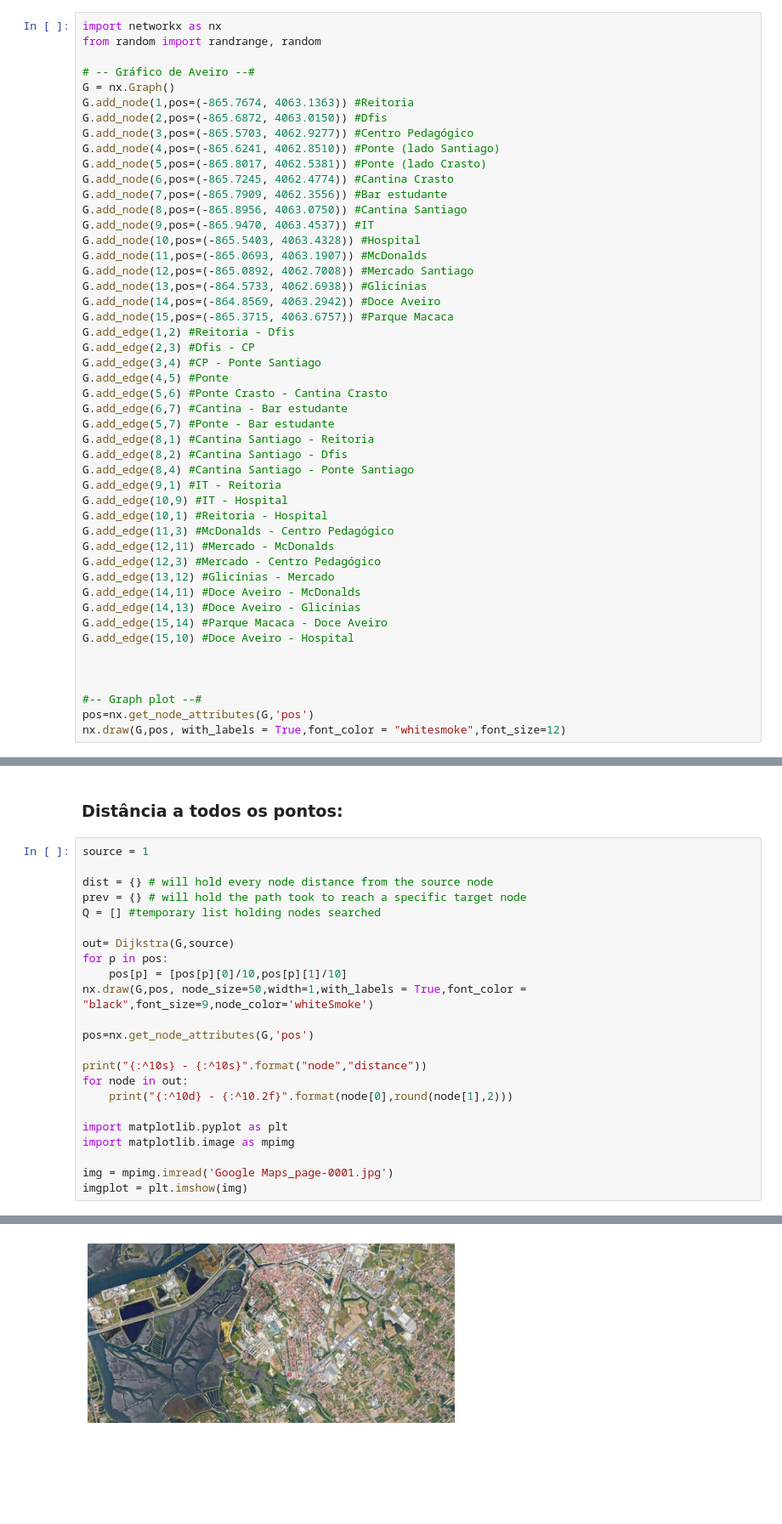
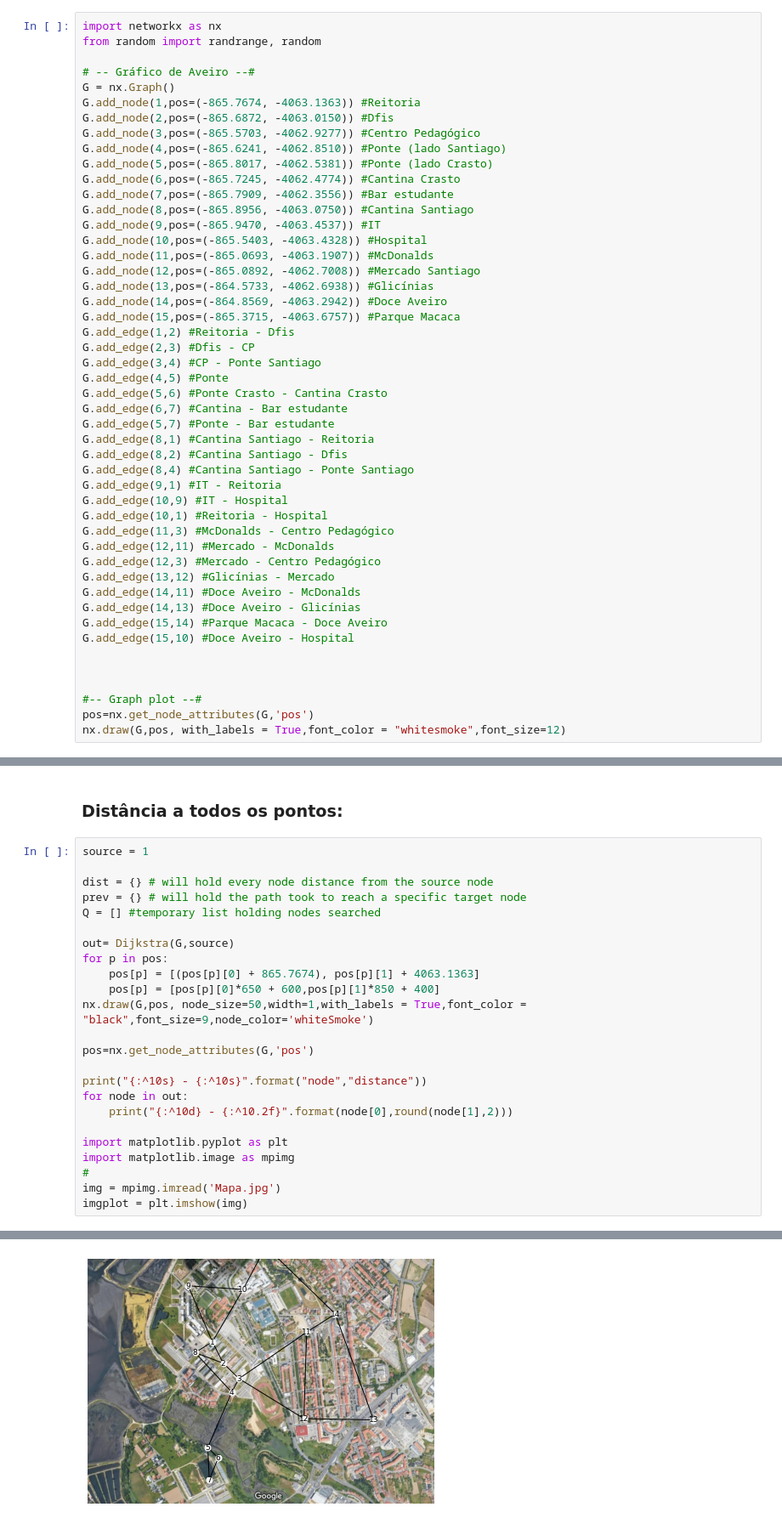
Before and after one commit to Gustavo-01/Projeto_daf, a Jupyter notebook: projeto2.ipynb, the cells around one changed output, grey strips where cells are left out. Shown at 85% size. Cells and saved outputs as stored; diff of their text form; blank space fills up the shorter version.

```diff
--- a/projeto2.ipynb
+++ b/projeto2.ipynb
@@ -190,21 +190,21 @@ from random import randrange, random
 
 # -- Gráfico de Aveiro --#
 G = nx.Graph()
-G.add_node(1,pos=(-865.7674, 4063.1363)) #Reitoria
-G.add_node(2,pos=(-865.6872, 4063.0150)) #Dfis
-G.add_node(3,pos=(-865.5703, 4062.9277)) #Centro Pedagógico
-G.add_node(4,pos=(-865.6241, 4062.8510)) #Ponte (lado Santiago)
-G.add_node(5,pos=(-865.8017, 4062.5381)) #Ponte (lado Crasto)
-G.add_node(6,pos=(-865.7245, 4062.4774)) #Cantina Crasto
-G.add_node(7,pos=(-865.7909, 4062.3556)) #Bar estudante
-G.add_node(8,pos=(-865.8956, 4063.0750)) #Cantina Santiago
-G.add_node(9,pos=(-865.9470, 4063.4537)) #IT
-G.add_node(10,pos=(-865.5403, 4063.4328)) #Hospital
-G.add_node(11,pos=(-865.0693, 4063.1907)) #McDonalds
-G.add_node(12,pos=(-865.0892, 4062.7008)) #Mercado Santiago
-G.add_node(13,pos=(-864.5733, 4062.6938)) #Glicínias
-G.add_node(14,pos=(-864.8569, 4063.2942)) #Doce Aveiro
-G.add_node(15,pos=(-865.3715, 4063.6757)) #Parque Macaca
+G.add_node(1,pos=(-865.7674, -4063.1363)) #Reitoria
+G.add_node(2,pos=(-865.6872, -4063.0150)) #Dfis
+G.add_node(3,pos=(-865.5703, -4062.9277)) #Centro Pedagógico
+G.add_node(4,pos=(-865.6241, -4062.8510)) #Ponte (lado Santiago)
+G.add_node(5,pos=(-865.8017, -4062.5381)) #Ponte (lado Crasto)
+G.add_node(6,pos=(-865.7245, -4062.4774)) #Cantina Crasto
+G.add_node(7,pos=(-865.7909, -4062.3556)) #Bar estudante
+G.add_node(8,pos=(-865.8956, -4063.0750)) #Cantina Santiago
+G.add_node(9,pos=(-865.9470, -4063.4537)) #IT
+G.add_node(10,pos=(-865.5403, -4063.4328)) #Hospital
+G.add_node(11,pos=(-865.0693, -4063.1907)) #McDonalds
+G.add_node(12,pos=(-865.0892, -4062.7008)) #Mercado Santiago
+G.add_node(13,pos=(-864.5733, -4062.6938)) #Glicínias
+G.add_node(14,pos=(-864.8569, -4063.2942)) #Doce Aveiro
+G.add_node(15,pos=(-865.3715, -4063.6757)) #Parque Macaca
 G.add_edge(1,2) #Reitoria - Dfis
 G.add_edge(2,3) #Dfis - CP
 G.add_edge(3,4) #CP - Ponte Santiago
@@ -247,7 +247,8 @@ Q = [] #temporary list holding nodes searched
 
 out= Dijkstra(G,source)
 for p in pos:
-    pos[p] = [pos[p][0]/10,pos[p][1]/10]
+    pos[p] = [(pos[p][0] + 865.7674), pos[p][1] + 4063.1363]
+    pos[p] = [pos[p][0]*650 + 600,pos[p][1]*850 + 400]
 nx.draw(G,pos, node_size=50,width=1,with_labels = True,font_color = "black",font_size=9,node_color='whiteSmoke')
 
 pos=nx.get_node_attributes(G,'pos')
@@ -258,7 +259,7 @@ for node in out:
 
 import matplotlib.pyplot as plt
 import matplotlib.image as mpimg
-
-img = mpimg.imread('Google Maps_page-0001.jpg')
+#
+img = mpimg.imread('Mapa.jpg')
 imgplot = plt.imshow(img)
 # %% [output]
@@ -278,8 +278,8 @@ imgplot = plt.imshow(img)
     11     -    0.86
     7      -    0.93
     14     -    1.09
     13     -    1.34
-[figure, old version]
+[figure, new version]
 # %%
 
 source = 6 #BE
```
Also changed, not shown: parts of 2 cells of this notebook, 3 other files.
